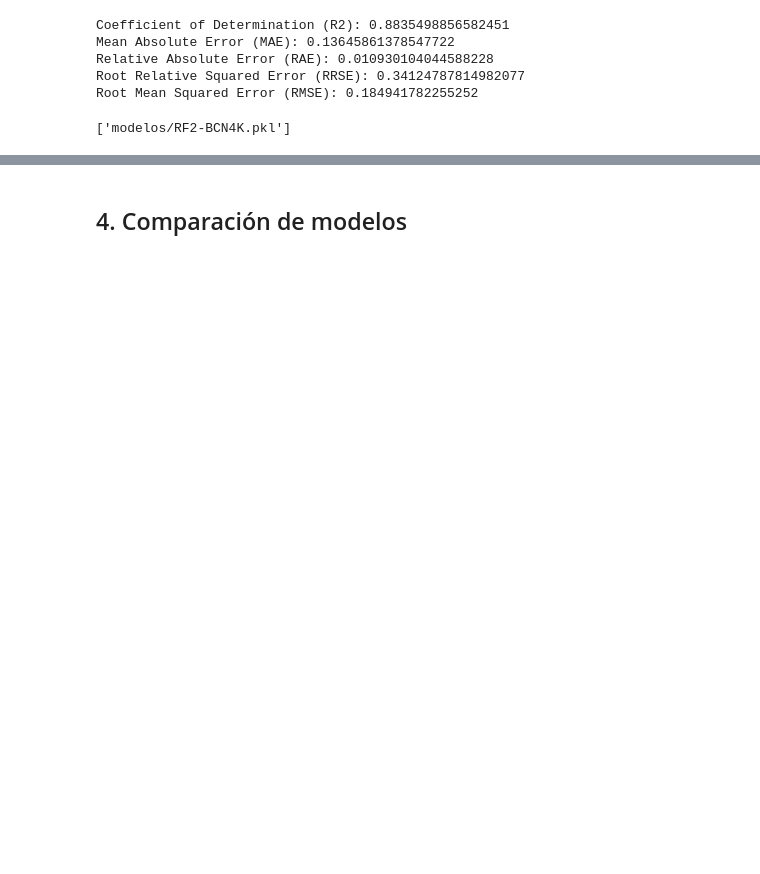
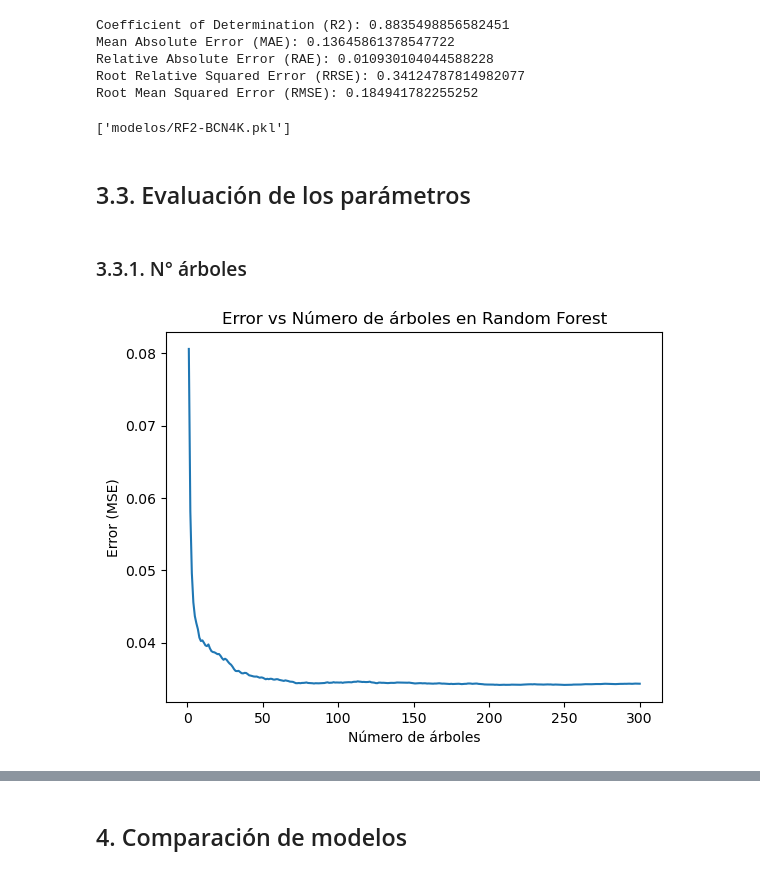
Before and after one commit to jrojasquiroz/hppAI, a Jupyter notebook: 4-Calibracion.ipynb, the cells around one changed output, grey strips where cells are left out. Cells and saved outputs as stored; diff of their text form; code cells hidden in the pictures; blank space fills up the shorter version.

```diff
--- a/4-Calibracion.ipynb
+++ b/4-Calibracion.ipynb
@@ -527,3 +583,26 @@ import joblib
 joblib.dump(rf_model, 'modelos/RF2-BCN4K.pkl')
 # %% [output]
 ['modelos/RF2-BCN4K.pkl']
+# %% [markdown]
+## 3.3. Evaluación de los parámetros
+# %% [markdown]
+### 3.3.1. N° árboles
+# %%
+## CUIDADO AL EJECUTAR ESTE SCRIPT: TIEMPO DE PROCESAMIENTO ALTO ##
+# Calcular el error (MSE) en función del número de árboles en el bosque
+trees = range(1, 301)  # Rango de 1 a 200 árboles
+errors = []
+for n_trees in trees:
+    rf_model = RandomForestRegressor(n_estimators=n_trees, random_state=42)
+    rf_model.fit(X_trainRF, y_trainRF)
+    y_predRF = rf_model.predict(X_testRF)
+    errors.append(mean_squared_error(y_testRF, y_predRF))
+
+# Graficar el error en función del número de árboles
+plt.plot(trees, errors)
+plt.xlabel('Número de árboles')
+plt.ylabel('Error (MSE)')
+plt.title('Error vs Número de árboles en Random Forest')
+plt.show()
+# %% [output]
+[figure, added]
```
Also changed, not shown: parts of 23 cells of this notebook.
